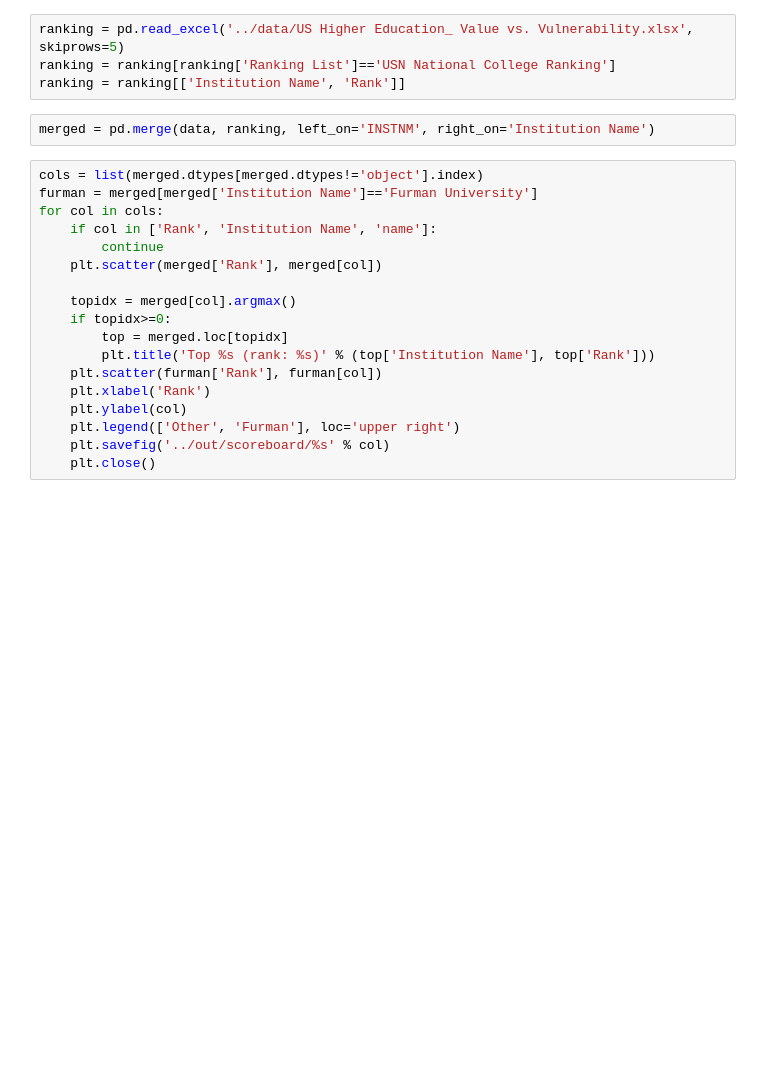
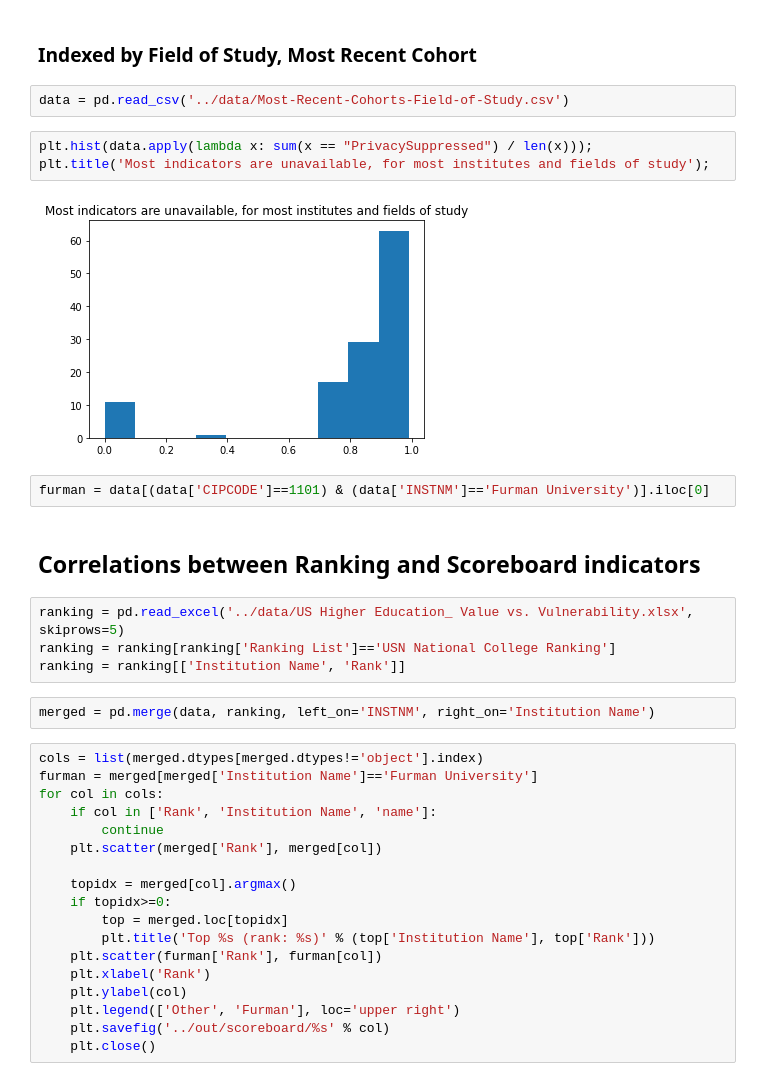
Before and after one commit to jmasontaylor/Education, a Jupyter notebook: src/College Scorecard.ipynb, the cells around one changed output. Saved outputs shown, nothing was run; the diff lists cells and outputs as text; blank space fills up the shorter version.

Commit message:
College Scoreboard notebook cleanup

```diff
--- a/src/College Scorecard.ipynb
+++ b/src/College Scorecard.ipynb
@@ -17,3 +105,16 @@ data.head()
+# %% [markdown]
+### Indexed by Field of Study, Most Recent Cohort
+# %%
+data = pd.read_csv('../data/Most-Recent-Cohorts-Field-of-Study.csv')
+# %%
+plt.hist(data.apply(lambda x: sum(x == "PrivacySuppressed") / len(x)));
+plt.title('Most indicators are unavailable, for most institutes and fields of study');
+# %% [output]
+[figure, added]
+# %%
+furman = data[(data['CIPCODE']==1101) & (data['INSTNM']=='Furman University')].iloc[0]
+# %% [markdown]
+## Correlations between Ranking and Scoreboard indicators
 # %%
 ranking = pd.read_excel('../data/US Higher Education_ Value vs. Vulnerability.xlsx', skiprows=5)
 ranking = ranking[ranking['Ranking List']=='USN National College Ranking']
```
Also changed, not shown: parts of 11 cells of this notebook.
